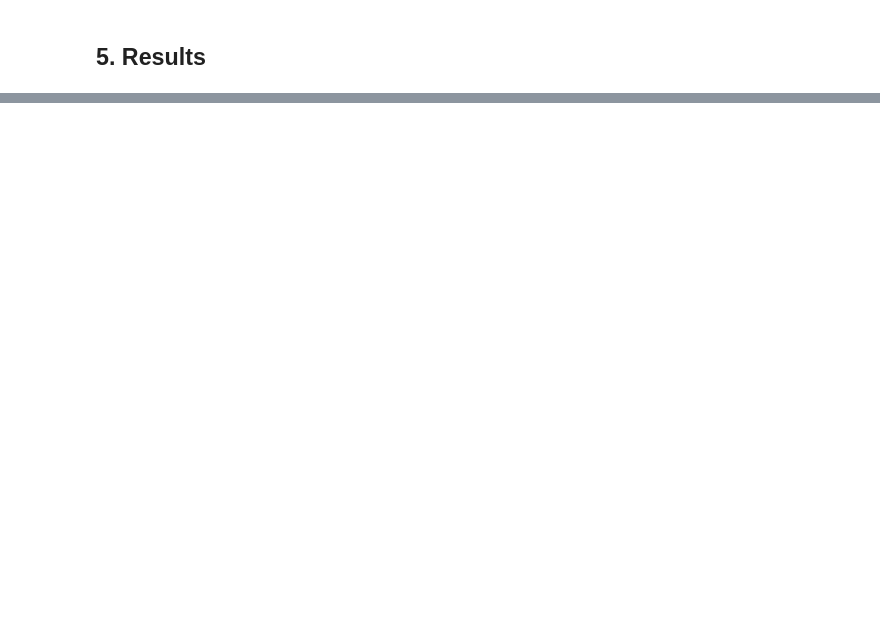
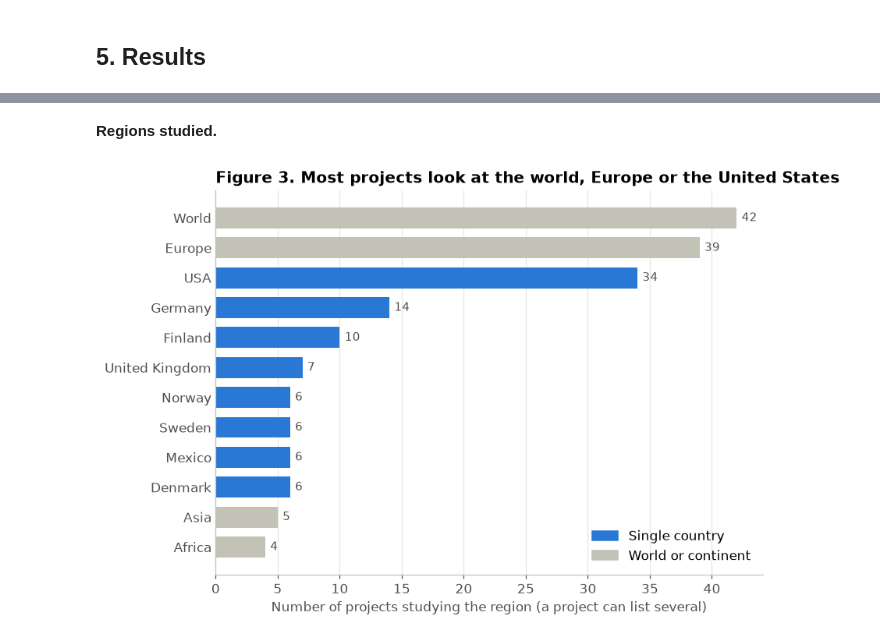
Before and after one commit to xueqiancheng8/datasci530fall2026, a Jupyter notebook: assignments/mpidr_project2.ipynb, the cells around one changed output, grey strips where cells are left out. Saved outputs shown, nothing was run; the diff lists cells and outputs as text; code cells hidden in the pictures; blank space fills up the shorter version.

```diff
--- a/assignments/mpidr_project2.ipynb
+++ b/assignments/mpidr_project2.ipynb
@@ -157,0 +380,23 @@ print(len(pubs), "distinct publication URLs;", len(papers), "distinct papers")
+# %% [markdown]
+**Regions studied.**
+# %%
+WIDE_AREAS = ["World", "Europe", "Asia", "Africa", "Latin America",
+              "America", "OECD countries"]
+region_counts = (project_regions.drop_duplicates(["project_url", "region"])
+                                ["region"].value_counts().head(12).sort_values())
+colors = [GRAY if r in WIDE_AREAS else BLUE for r in region_counts.index]
+
+fig, ax = plt.subplots(figsize = (8, 5.5))
+ax.barh(region_counts.index, region_counts.values, color = colors, height = 0.7)
+for y, n in enumerate(region_counts.values):
+    ax.text(n + 0.4, y, str(n), va = "center", fontsize = 10, color = INK_2)
+ax.set_title("Figure 3. Most projects look at the world, Europe or the United States")
+ax.set_xlabel("Number of projects studying the region (a project can list several)")
+ax.grid(axis = "y", visible = False)
+ax.tick_params(axis = "y", length = 0)
+ax.legend([plt.Rectangle((0, 0), 1, 1, color = BLUE), plt.Rectangle((0, 0), 1, 1, color = GRAY)],
+          ["Single country", "World or continent"], loc = "lower right")
+plt.tight_layout()
+plt.show()
+# %% [output]
+[figure, added]
```
Also changed, not shown: parts of 42 cells of this notebook, 3 other files.
